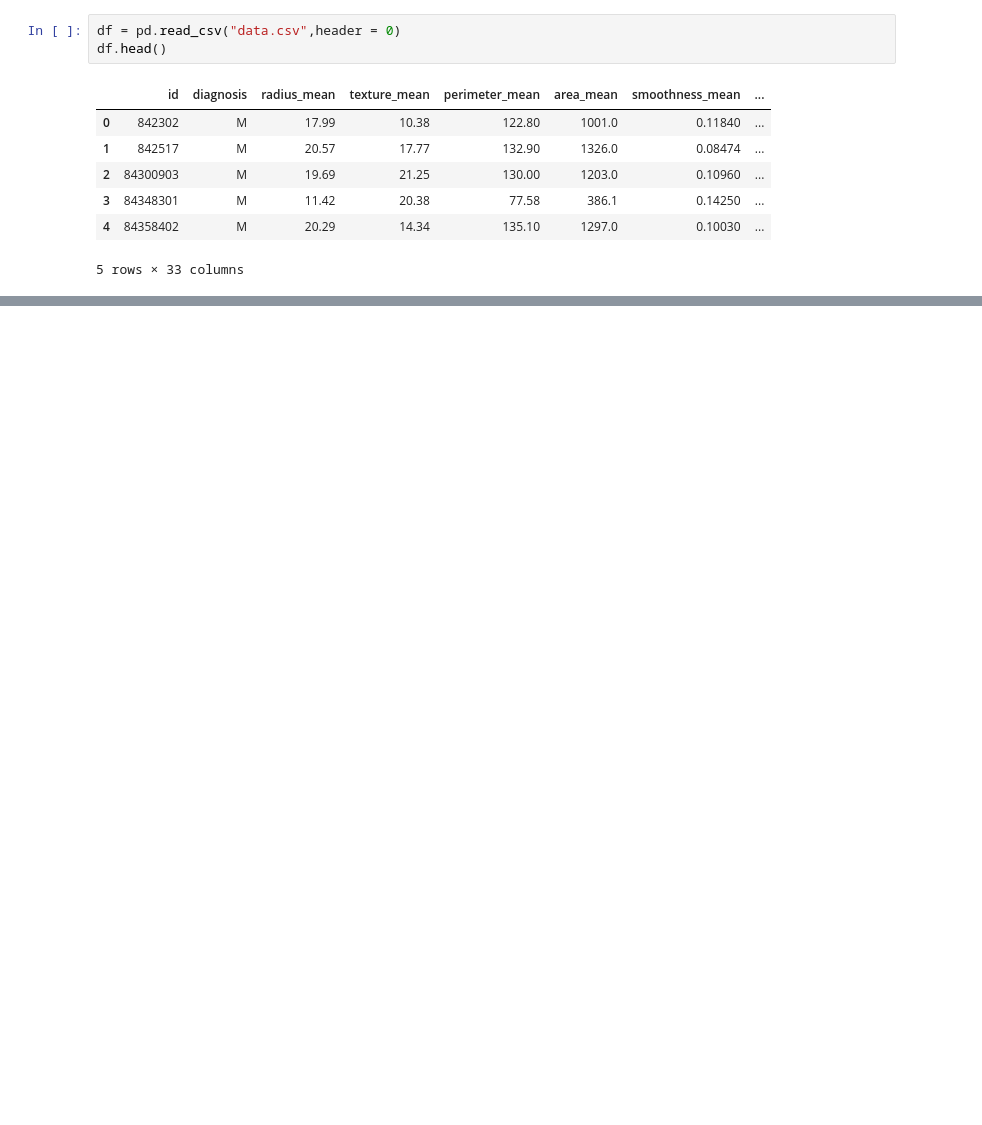
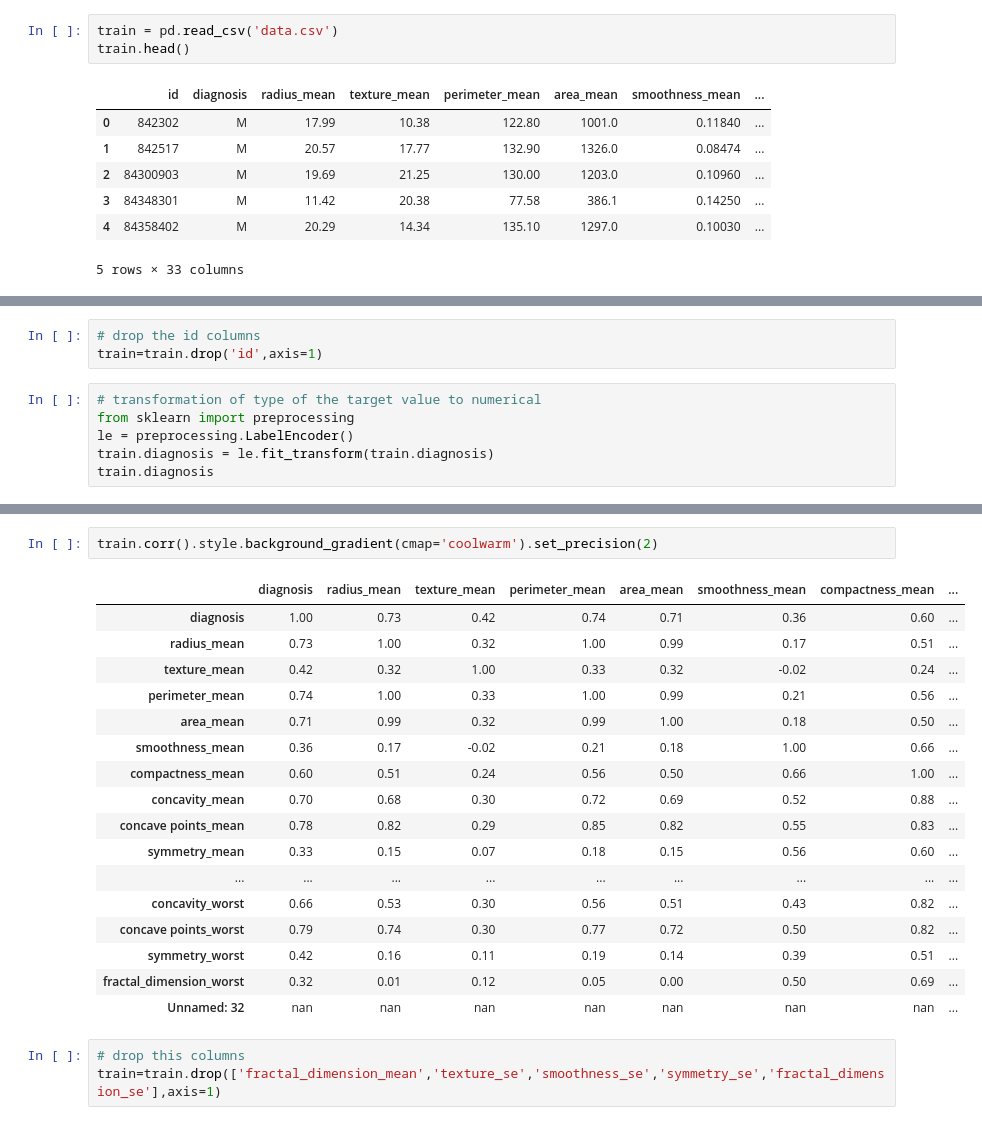
Before and after one commit to atishdubey/AIDI_2004_01_Lab-2, a Jupyter notebook: Lab#2_AIDI_2004_01_KNN Breast Cancer Wisconsin (Diagnostic) Data set.ipynb, the cells around one changed output, grey strips where cells are left out. Drawn from its saved outputs; the diff is of its cells as text; blank space fills up the shorter version.

```diff
--- a/Lab#2_AIDI_2004_01_KNN Breast Cancer Wisconsin (Diagnostic) Data set.ipynb
+++ b/Lab#2_AIDI_2004_01_KNN Breast Cancer Wisconsin (Diagnostic) Data set.ipynb
@@ -30,6 +23,6 @@ Requirement already satisfied: six in c:\users\atish\anaconda3\lib\site-packages
 # %%
-df = pd.read_csv("data.csv",header = 0)
-df.head()
+train = pd.read_csv('data.csv')
+train.head()
 # %% [output]
 |  | id | diagnosis | radius_mean | texture_mean | perimeter_mean | area_mean | smoothness_mean | ... |
 | 0 | 842302 | M | 17.99 | 10.38 | 122.80 | 1001.0 | 0.11840 | ... |
@@ -103,0 +102,9 @@ AttributeError: 'Rectangle' object has no property 'normed'
+# %%
+# drop the id columns
+train=train.drop('id',axis=1)
+# %%
+# transformation of type of the target value to numerical
+from sklearn import preprocessing
+le = preprocessing.LabelEncoder()
+train.diagnosis = le.fit_transform(train.diagnosis)
+train.diagnosis
@@ -103,0 +124,23 @@ AttributeError: 'Rectangle' object has no property 'normed'
+# %%
+train.corr().style.background_gradient(cmap='coolwarm').set_precision(2)
+# %% [output]
+|  | diagnosis | radius_mean | texture_mean | perimeter_mean | area_mean | smoothness_mean | compactness_mean | ... |
+| diagnosis | 1.00 | 0.73 | 0.42 | 0.74 | 0.71 | 0.36 | 0.60 | ... |
+| radius_mean | 0.73 | 1.00 | 0.32 | 1.00 | 0.99 | 0.17 | 0.51 | ... |
+| texture_mean | 0.42 | 0.32 | 1.00 | 0.33 | 0.32 | -0.02 | 0.24 | ... |
+| perimeter_mean | 0.74 | 1.00 | 0.33 | 1.00 | 0.99 | 0.21 | 0.56 | ... |
+| area_mean | 0.71 | 0.99 | 0.32 | 0.99 | 1.00 | 0.18 | 0.50 | ... |
+| smoothness_mean | 0.36 | 0.17 | -0.02 | 0.21 | 0.18 | 1.00 | 0.66 | ... |
+| compactness_mean | 0.60 | 0.51 | 0.24 | 0.56 | 0.50 | 0.66 | 1.00 | ... |
+| concavity_mean | 0.70 | 0.68 | 0.30 | 0.72 | 0.69 | 0.52 | 0.88 | ... |
+| concave points_mean | 0.78 | 0.82 | 0.29 | 0.85 | 0.82 | 0.55 | 0.83 | ... |
+| symmetry_mean | 0.33 | 0.15 | 0.07 | 0.18 | 0.15 | 0.56 | 0.60 | ... |
+| ... | ... | ... | ... | ... | ... | ... | ... | ... |
+| concavity_worst | 0.66 | 0.53 | 0.30 | 0.56 | 0.51 | 0.43 | 0.82 | ... |
+| concave points_worst | 0.79 | 0.74 | 0.30 | 0.77 | 0.72 | 0.50 | 0.82 | ... |
+| symmetry_worst | 0.42 | 0.16 | 0.11 | 0.19 | 0.14 | 0.39 | 0.51 | ... |
+| fractal_dimension_worst | 0.32 | 0.01 | 0.12 | 0.05 | 0.00 | 0.50 | 0.69 | ... |
+| Unnamed: 32 | nan | nan | nan | nan | nan | nan | nan | ... |
+# %%
+# drop this columns
+train=train.drop(['fractal_dimension_mean','texture_se','smoothness_se','symmetry_se','fractal_dimension_se'],axis=1)
```
Also changed, not shown: parts of 20 cells of this notebook.
